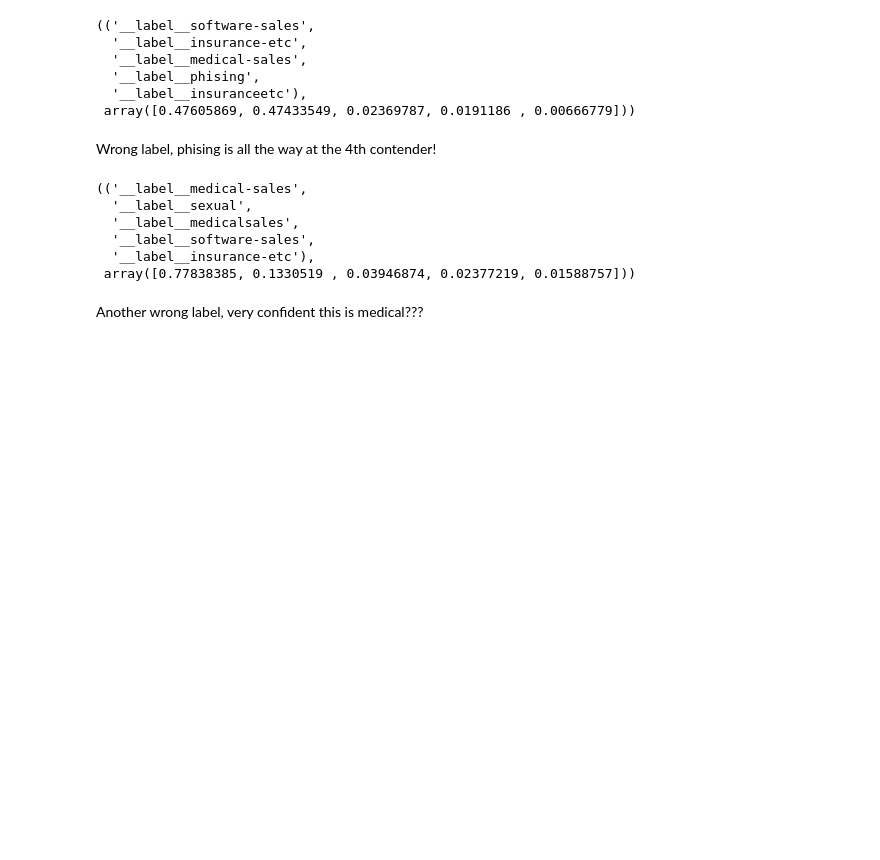
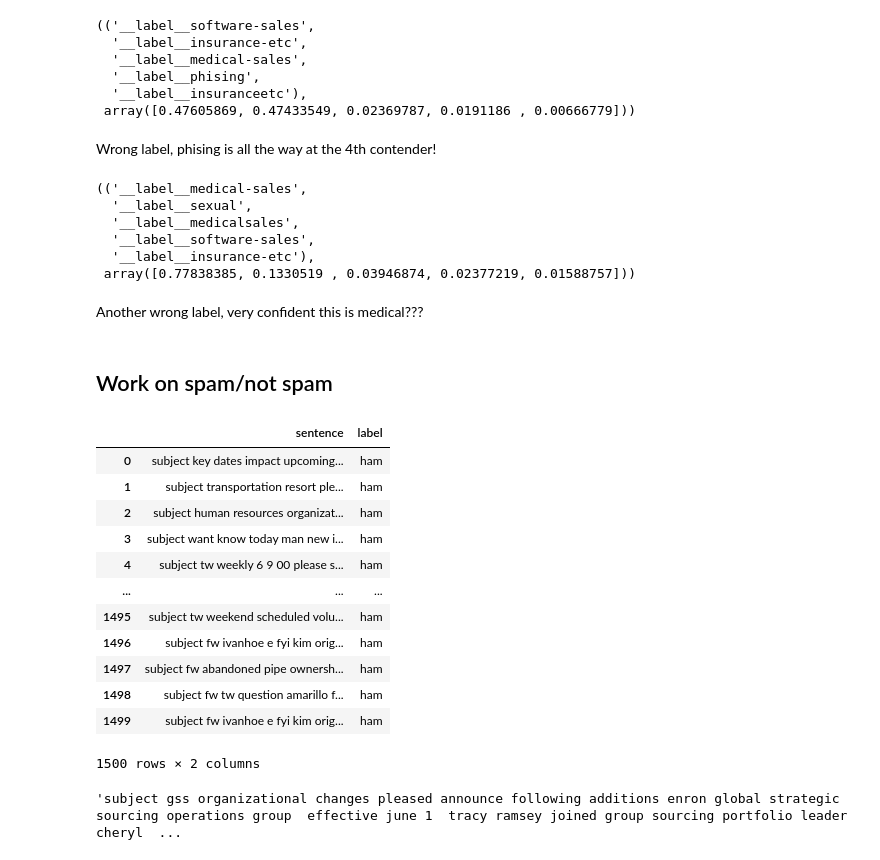
Before and after one commit to zaxiang/Spam_Filter, a Jupyter notebook: notebooks/baseline-GCopy.ipynb, the cells around one changed output. Saved outputs shown, nothing was run; the diff lists cells and outputs as text; code cells hidden in the pictures; blank space fills up the shorter version.

```diff
--- a/baseline-GCopy.ipynb
+++ b/notebooks/baseline-GCopy.ipynb
@@ -328,3 +345,36 @@ model.predict("want to watch webcams of young teen girls to get your affair on t
  array([0.77838385, 0.1330519 , 0.03946874, 0.02377219, 0.01588757]))
 # %% [markdown]
 Another wrong label, very confident this is medical???
+# %% [markdown]
+## Work on spam/not spam
+# %%
+nonspam = []
+path = os.getcwd() + "/enron6/ham"
+os.chdir(path)
+for file in os.listdir():
+    if file.endswith(".txt"):
+        file_path = f"{path}/{file}"
+        #print(file_path)
+        nonspam.append(cleaning(str(read_text_file(file_path))))
+os.chdir("../..")
+nonspam = pd.DataFrame({'sentence':nonspam})
+nonspam['label'] = "ham"
+nonspam
+# %% [output]
+|  | sentence | label |
+| 0 | subject key dates impact upcoming... | ham |
+| 1 | subject transportation resort ple... | ham |
+| 2 | subject human resources organizat... | ham |
+| 3 | subject want know today man new i... | ham |
+| 4 | subject tw weekly 6 9 00 please s... | ham |
+| ... | ... | ... |
+| 1495 | subject tw weekend scheduled volu... | ham |
+| 1496 | subject fw ivanhoe e fyi kim orig... | ham |
+| 1497 | subject fw abandoned pipe ownersh... | ham |
+| 1498 | subject fw tw question amarillo f... | ham |
+| 1499 | subject fw ivanhoe e fyi kim orig... | ham |
+1500 rows × 2 columns
+# %%
+nonspam.sentence.iloc[5]
+# %% [output]
+'subject gss organizational changes pleased announce following additions enron global strategic sourcing operations group  effective june 1  tracy ramsey joined group sourcing portfolio leader cheryl  ...
```
Also changed, not shown: parts of 12 cells of this notebook, 1 other file.
